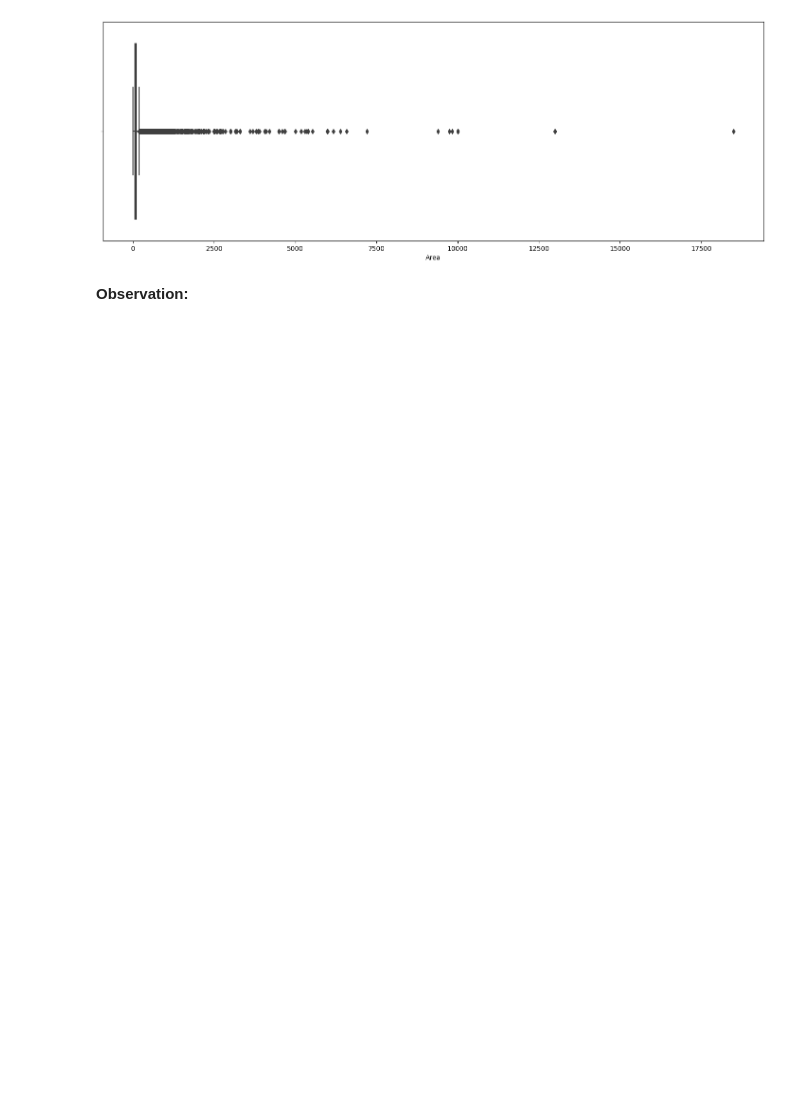
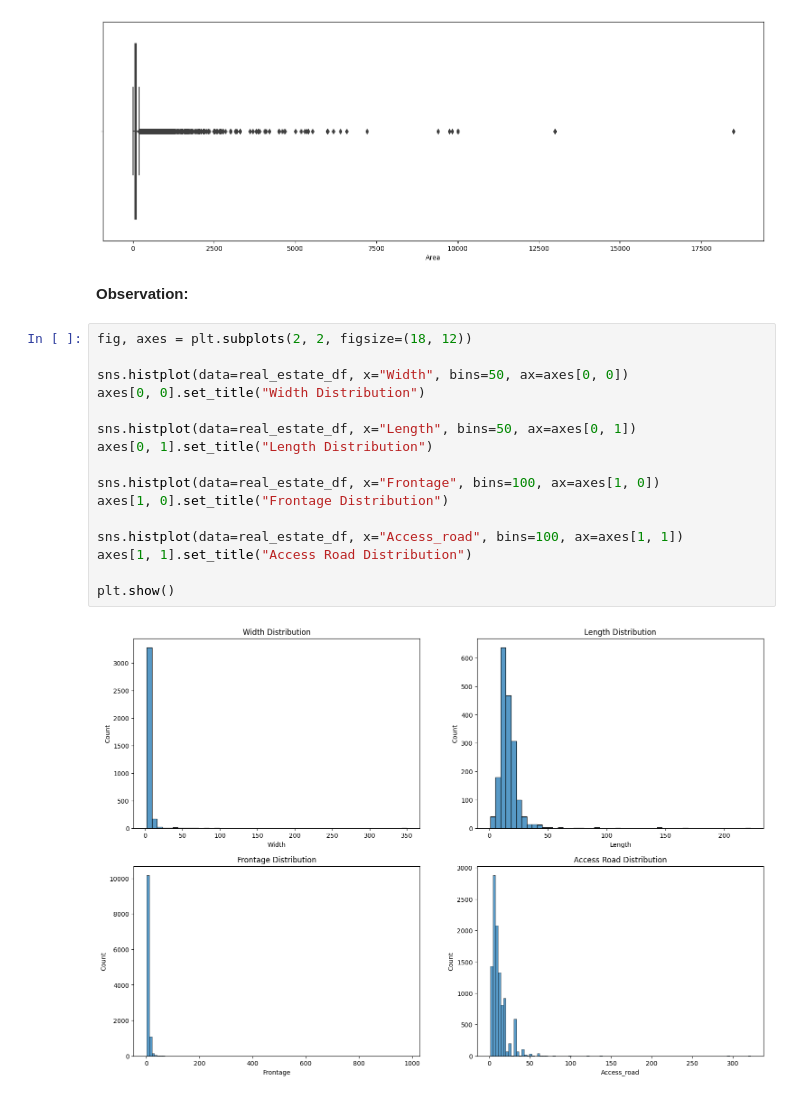
Before and after one commit to nldhuyen0047/real_estate_project, a Jupyter notebook: real_estate.ipynb, the cells around one changed output. Drawn from its saved outputs; the diff is of its cells as text; blank space fills up the shorter version.

```diff
--- a/real_estate.ipynb
+++ b/real_estate.ipynb
@@ -277,3 +279,21 @@ sns.boxplot(data=real_estate_df, x="Area")
 [figure]
 # %% [markdown]
 **Observation:**
+# %%
+fig, axes = plt.subplots(2, 2, figsize=(18, 12))
+
+sns.histplot(data=real_estate_df, x="Width", bins=50, ax=axes[0, 0])
+axes[0, 0].set_title("Width Distribution")
+
+sns.histplot(data=real_estate_df, x="Length", bins=50, ax=axes[0, 1])
+axes[0, 1].set_title("Length Distribution")
+
+sns.histplot(data=real_estate_df, x="Frontage", bins=100, ax=axes[1, 0])
+axes[1, 0].set_title("Frontage Distribution")
+
+sns.histplot(data=real_estate_df, x="Access_road", bins=100, ax=axes[1, 1])
+axes[1, 1].set_title("Access Road Distribution")
+
+plt.show()
+# %% [output]
+[figure, added]
```
Also changed, not shown: parts of 6 cells of this notebook, 1 other file.
